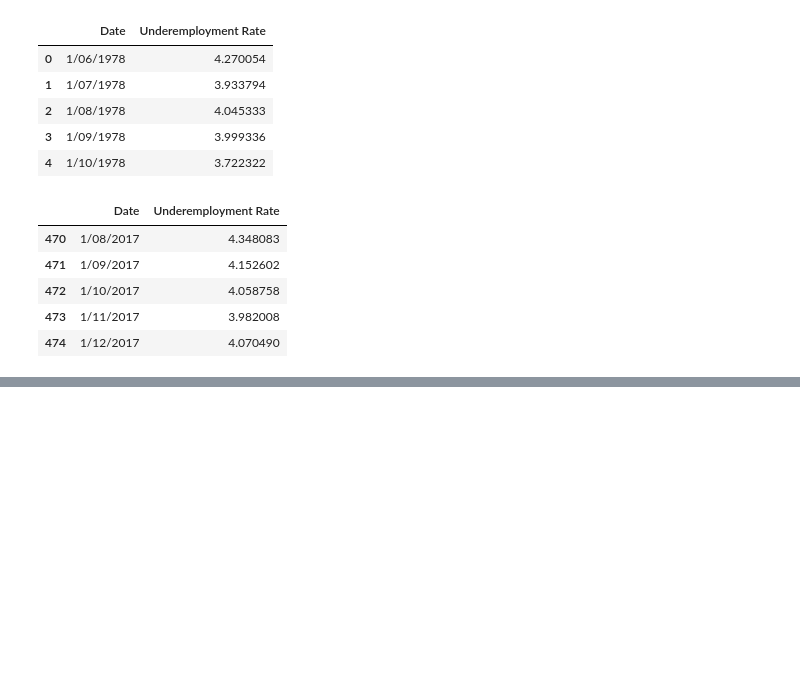
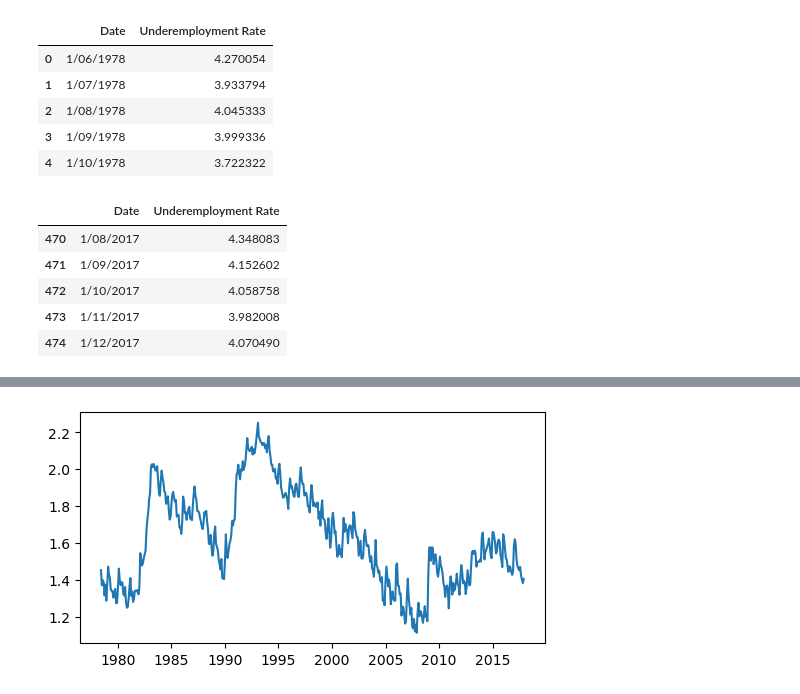
Before and after one commit to DamianChimes/QBUS6840-Predictive-Analytics, a Jupyter notebook: Exploratory Analysis.ipynb, the cells around one changed output, grey strips where cells are left out. Saved outputs shown, nothing was run; the diff lists cells and outputs as text; code cells hidden in the pictures; blank space fills up the shorter version.

```diff
--- a/Exploratory Analysis.ipynb
+++ b/Exploratory Analysis.ipynb
@@ -100,0 +102,10 @@ for x, y in zip(df_ts['Underemployment Rate'], df_smoothed['Underemployment Rate
+# %%
+# Transformation:
+## (a) log scale
+## (b) Differencing
+plt.figure(figsize=(6,3))
+df_log = np.log(df_ts)
+plt.plot(df_log)
+plt.show()
+# %% [output]
+[figure, added]
```
Also changed, not shown: parts of 13 cells of this notebook, 2 other files.
